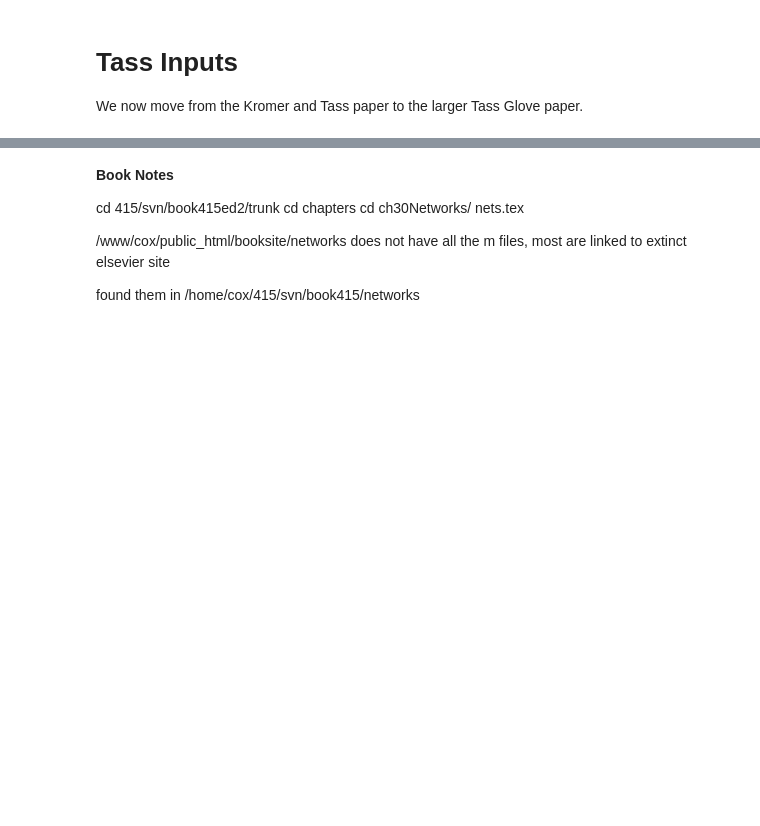
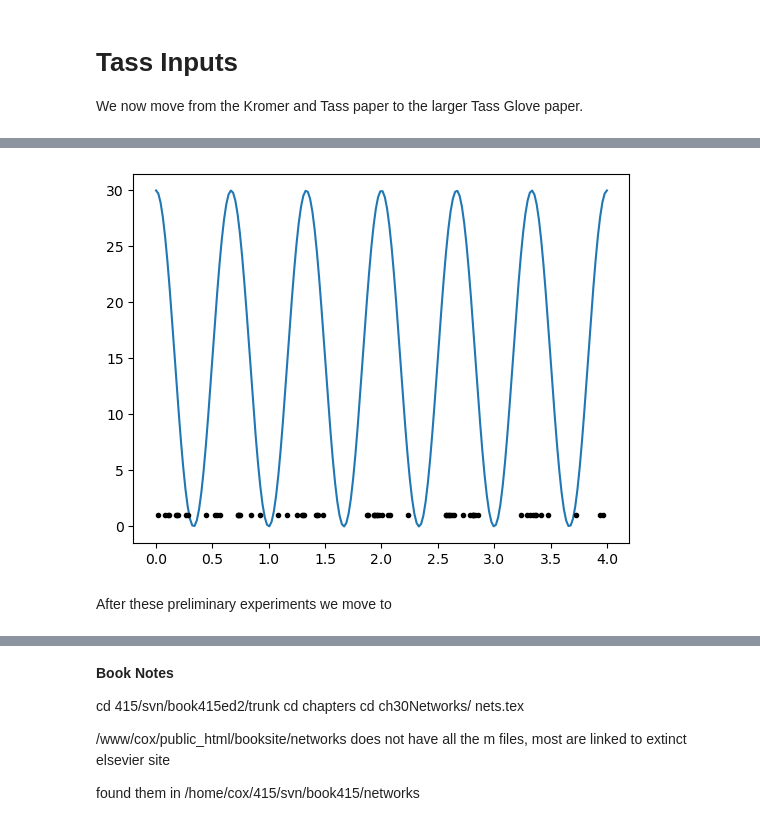
Before and after one commit to steve-cox-LA/EGlove, a Jupyter notebook: TassPlatform.ipynb, the cells around one changed output, grey strips where cells are left out. Cells and saved outputs as stored; diff of their text form; code cells hidden in the pictures; blank space fills up the shorter version.

```diff
--- a/TassPlatform.ipynb
+++ b/TassPlatform.ipynb
@@ -1516,0 +1809,29 @@ ValueError: operands could not be broadcast together with shapes (250,) (1000,)
+# %%
+# a dynamic (on the fly) inhomogeneous Poisson withOUT class
+
+import numpy as np
+import matplotlib.pyplot as plt
+
+def rate(t):    # Baseline 20 Hz, oscillating between 5 Hz and 35 Hz
+    return 0.0 + 15.0 * (1 + np.cos(2.0 * np.pi * 1.5 * t) )
+
+Tfin = 4
+tim = np.linspace(0,Tfin,200)
+plt.plot(tim, rate(tim))
+
+dt = 1e-3
+Nt = math.ceil(Tfin/dt)
+N = 10
+
+for j in range(1,Nt):
+
+    t = j*dt
+
+    p_spike = rate(t)*dt
+
+    if (np.random.rand() < p_spike):
+        plt.plot(t,1,'k.')
+# %% [output]
+[figure, added]
+# %% [markdown]
+After these preliminary experiments we move to
```
Also changed, not shown: parts of 12 cells of this notebook, 1 other file.
